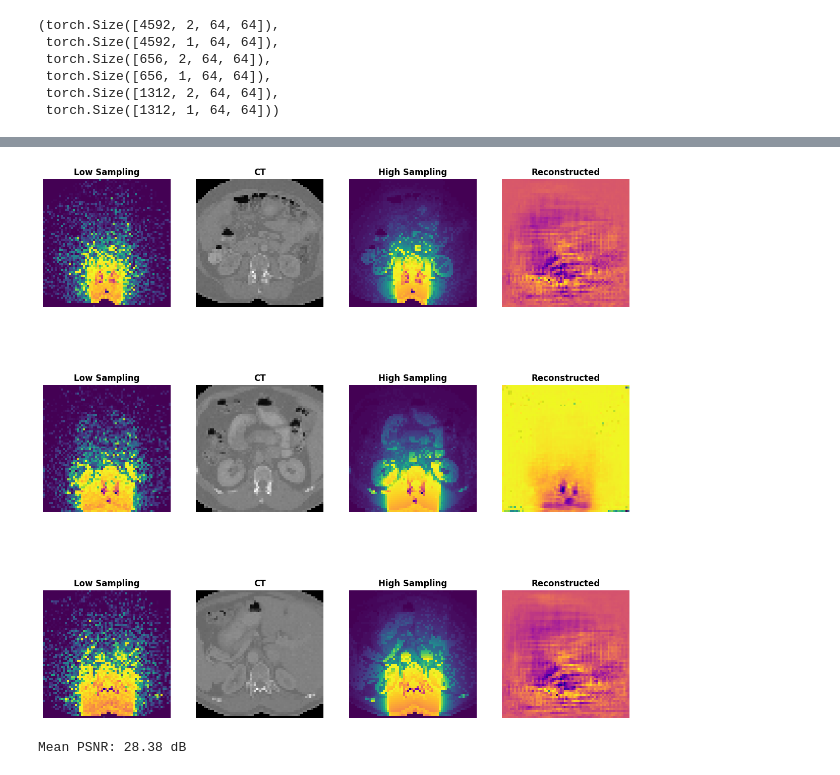
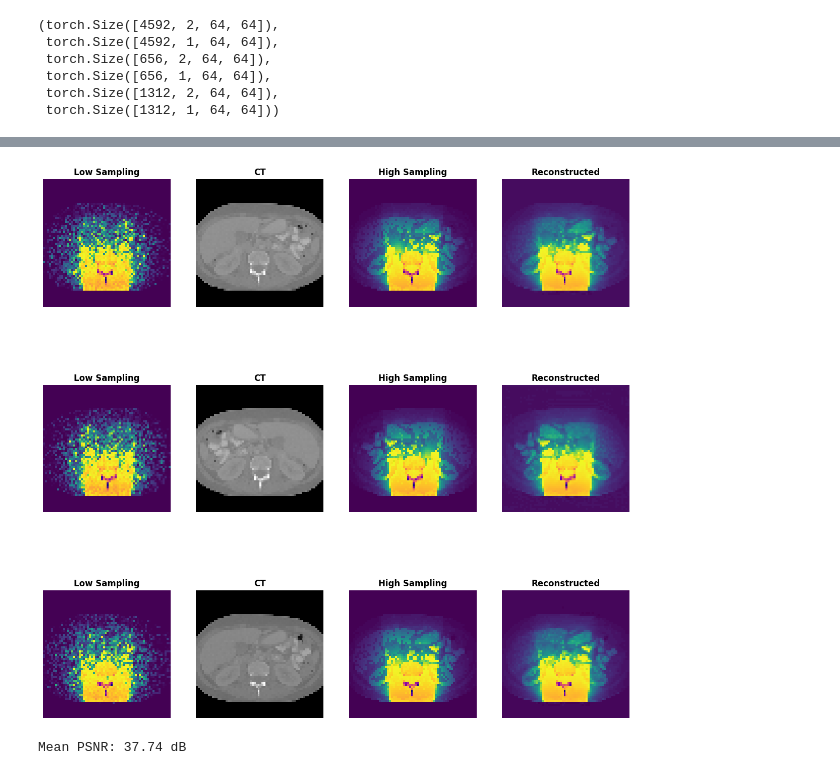
Before and after one commit to dreyze34/projet_S7_radio, a Jupyter notebook: Transformer Final/unet_transform.ipynb, the cells around one changed output, grey strips where cells are left out. Saved outputs shown, nothing was run; the diff lists cells and outputs as text; code cells hidden in the pictures.

```diff
--- a/Transformer Final/unet_transform.ipynb
+++ b/Transformer Final/unet_transform.ipynb
@@ -154,7 +154,7 @@ device = torch.device("cuda" if torch.cuda.is_available() else "cpu")
 model.to(device)
 
 batch_size = 10
-num_epochs = 1  # Augmentez si nécessaire
+num_epochs = 100  # Augmentez si nécessaire
 
 train_dataset = TensorDataset(x_train, y_train)
 train_loader = DataLoader(train_dataset, batch_size=batch_size, shuffle=True)
@@ -251,37 +262,37 @@ model = model.to(device)
 
 # Déplacez les données d'entrée sur le même appareil que le modèle
 x_test = x_test.to(device)
 
 # Effectuez la prédiction
 model.eval()
 with torch.no_grad():
     y_pred = model(x_test).cpu()  # Revenir sur CPU si nécessaire pour l'évaluation
 
 y_pred2 = y_pred.cpu().squeeze(1).numpy()
 y_test2 = y_test.cpu().squeeze(1).numpy()
 
 fig, axes = plt.subplots(3, 4, figsize=(15, 15))
-k = 10 # Pour visualiser d'autres exemples
+k = 0 # Pour visualiser d'autres exemples
 for i in range(3):
     axes[i, 0].imshow(x_test[i+k, 0].cpu().numpy(), cmap=newcmp)
     axes[i, 0].set_title('Low Sampling', fontweight='bold')
     axes[i, 0].axis('off')
 
     axes[i, 1].imshow(x_test[i+k, 1].cpu().numpy(), cmap='gray')
     axes[i, 1].set_title('CT', fontweight='bold')
     axes[i, 1].axis('off')
 
     axes[i, 2].imshow(y_test2[i+k], cmap=newcmp)
     axes[i, 2].set_title('High Sampling', fontweight='bold')
     axes[i, 2].axis('off')
 
     axes[i, 3].imshow(y_pred2[i+k], cmap=newcmp)
     axes[i, 3].set_title('Reconstructed', fontweight='bold')
     axes[i, 3].axis('off')
 # %% [output]
-[figure, old version]
+[figure, new version]
 # %%
 mean_psnr = np.mean([calculate_psnr(y_test2[i], y_pred2[i]) for i in range(len(y_test2))])
 print(f"Mean PSNR: {mean_psnr:.2f} dB")
 # %% [output]
-Mean PSNR: 28.38 dB
+Mean PSNR: 37.74 dB
```
Also changed, not shown: parts of 4 cells of this notebook, 9 other files.
